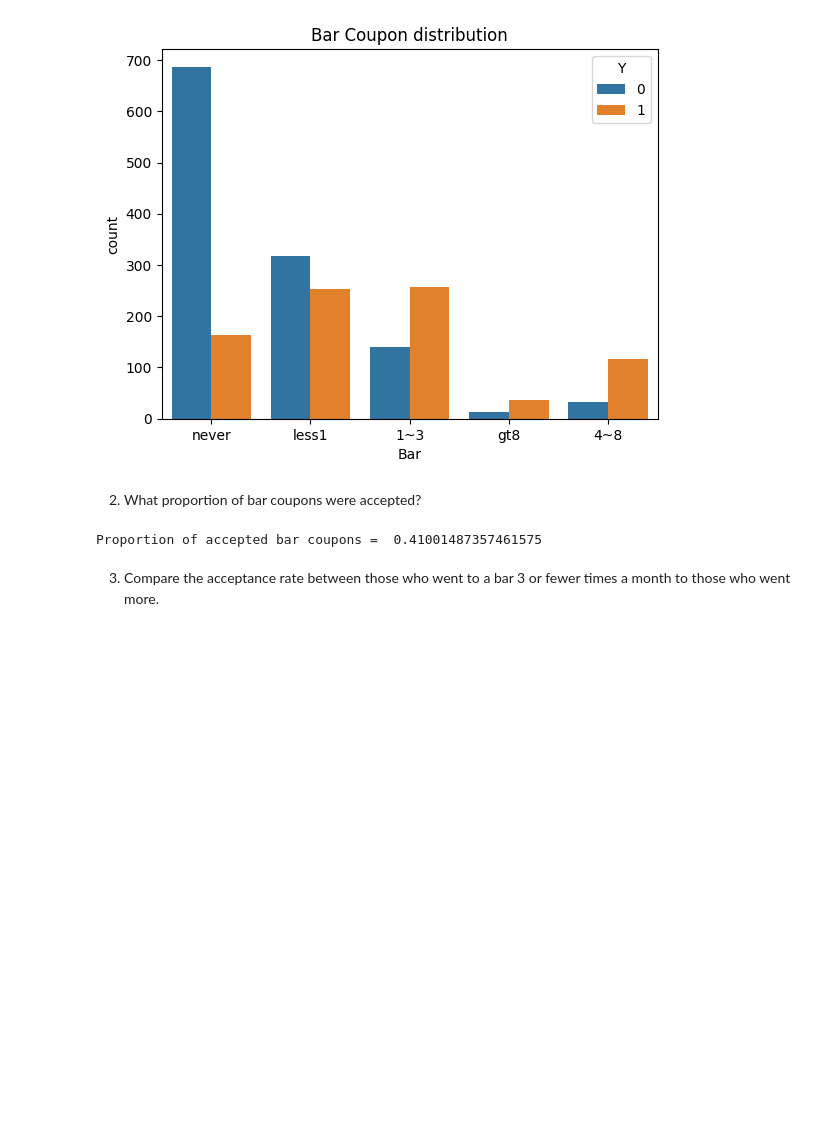
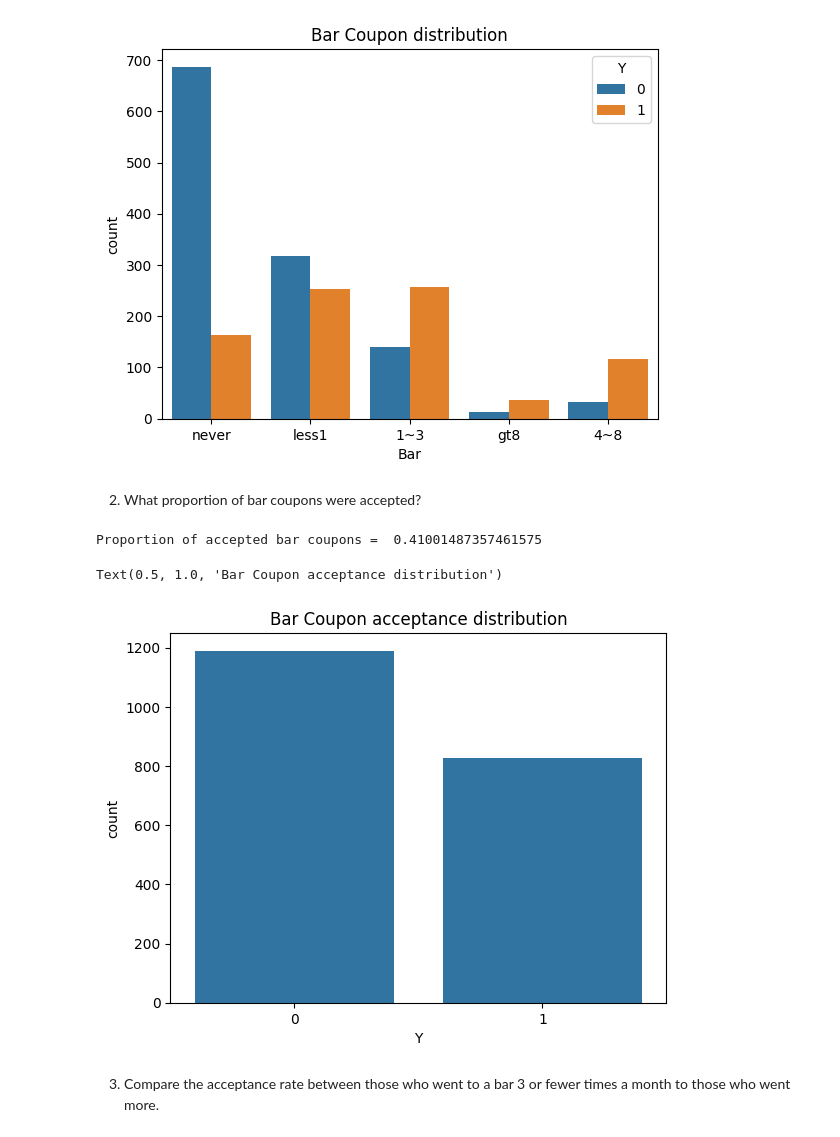
Before and after one commit to sheetal-vartak/Will-the-Customer-Accept-the-Coupon, a Jupyter notebook: prompt.ipynb, the cells around one changed output. Cells and saved outputs as stored; diff of their text form; code cells hidden in the pictures; blank space fills up the shorter version.

```diff
--- a/prompt.ipynb
+++ b/prompt.ipynb
@@ -279,9 +227,12 @@ Text(0.5, 1.0, 'Bar Coupon distribution')
 # %%
 count = bar_coupons["Y"].value_counts()
 proportion = count[1] / (count[0] + count[1])
 print("Proportion of accepted bar coupons = " , proportion)
+sns.countplot(x = "Y", data = bar_coupons).set_title("Bar Coupon acceptance distribution")
 # %% [output]
 Proportion of accepted bar coupons =  0.41001487357461575
+Text(0.5, 1.0, 'Bar Coupon acceptance distribution')
+[figure, added]
 # %% [markdown]
 3. Compare the acceptance rate between those who went to a bar 3 or fewer times a month to those who went more.
 # %%
```
Also changed, not shown: parts of 26 cells of this notebook.
